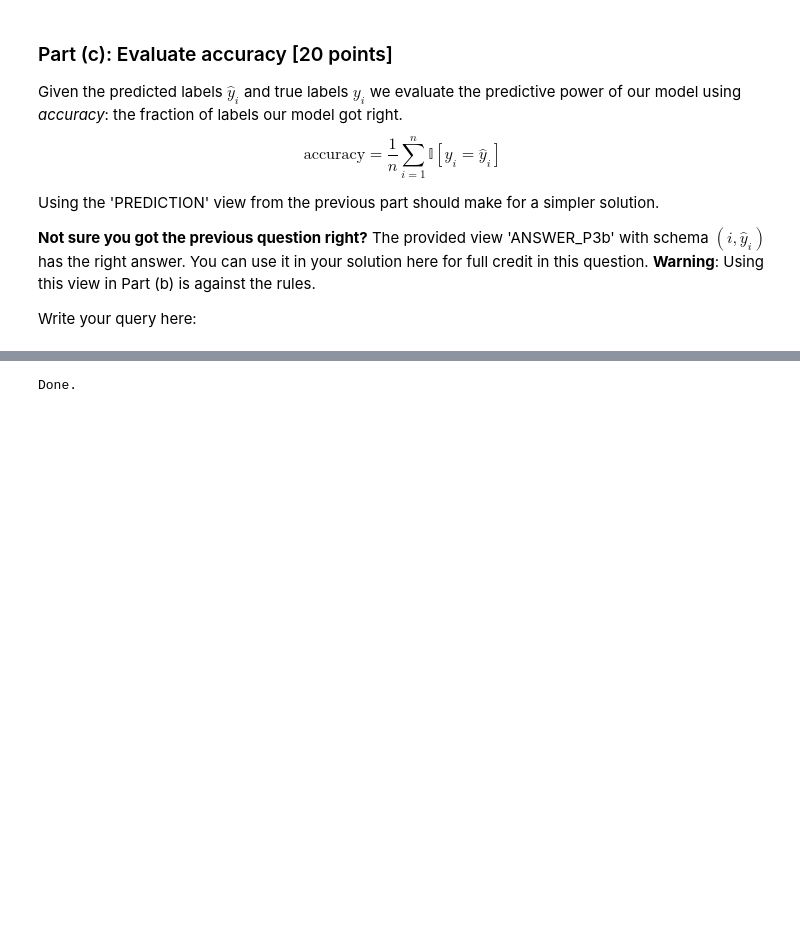
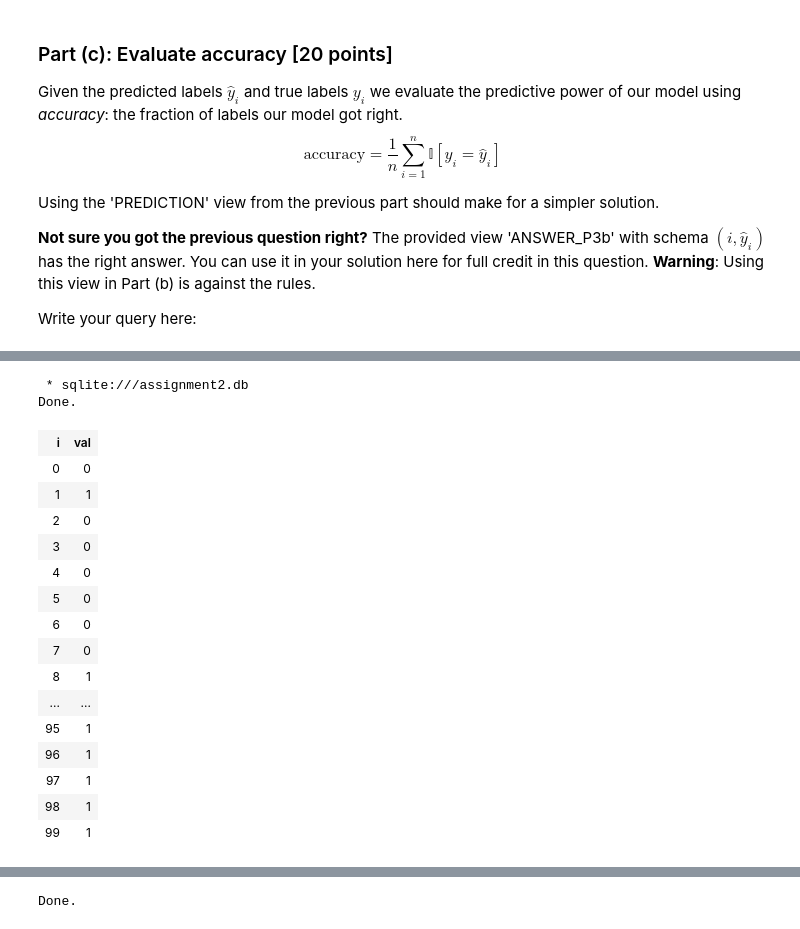
Before and after one commit to jhuang292/SQL, a Jupyter notebook: assignment2.ipynb, the cells around one changed output, grey strips where cells are left out. Cells and saved outputs as stored; diff of their text form; code cells hidden in the pictures; blank space fills up the shorter version.

```diff
--- a/assignment2.ipynb
+++ b/assignment2.ipynb
@@ -656,0 +671,23 @@ Write your query here:
+# %%
+%%sql
+SELECT *
+FROM PREDICTION AS P;
+# %% [output]
+ * sqlite:///assignment2.db
+Done.
+| i | val |
+| 0 | 0 |
+| 1 | 1 |
+| 2 | 0 |
+| 3 | 0 |
+| 4 | 0 |
+| 5 | 0 |
+| 6 | 0 |
+| 7 | 0 |
+| 8 | 1 |
+| ... | ... |
+| 95 | 1 |
+| 96 | 1 |
+| 97 | 1 |
+| 98 | 1 |
+| 99 | 1 |
```
Also changed, not shown: parts of 3 cells of this notebook.
